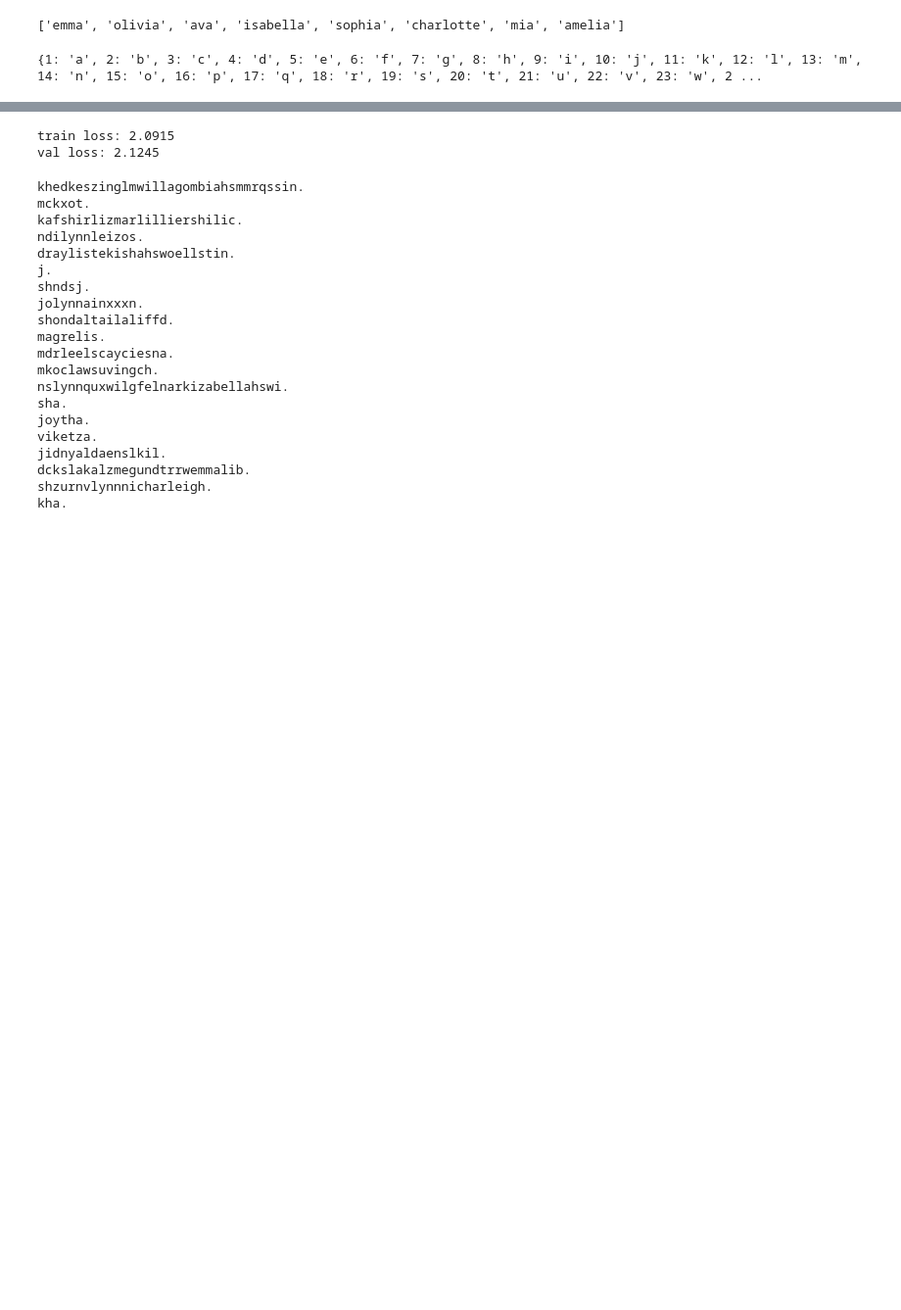
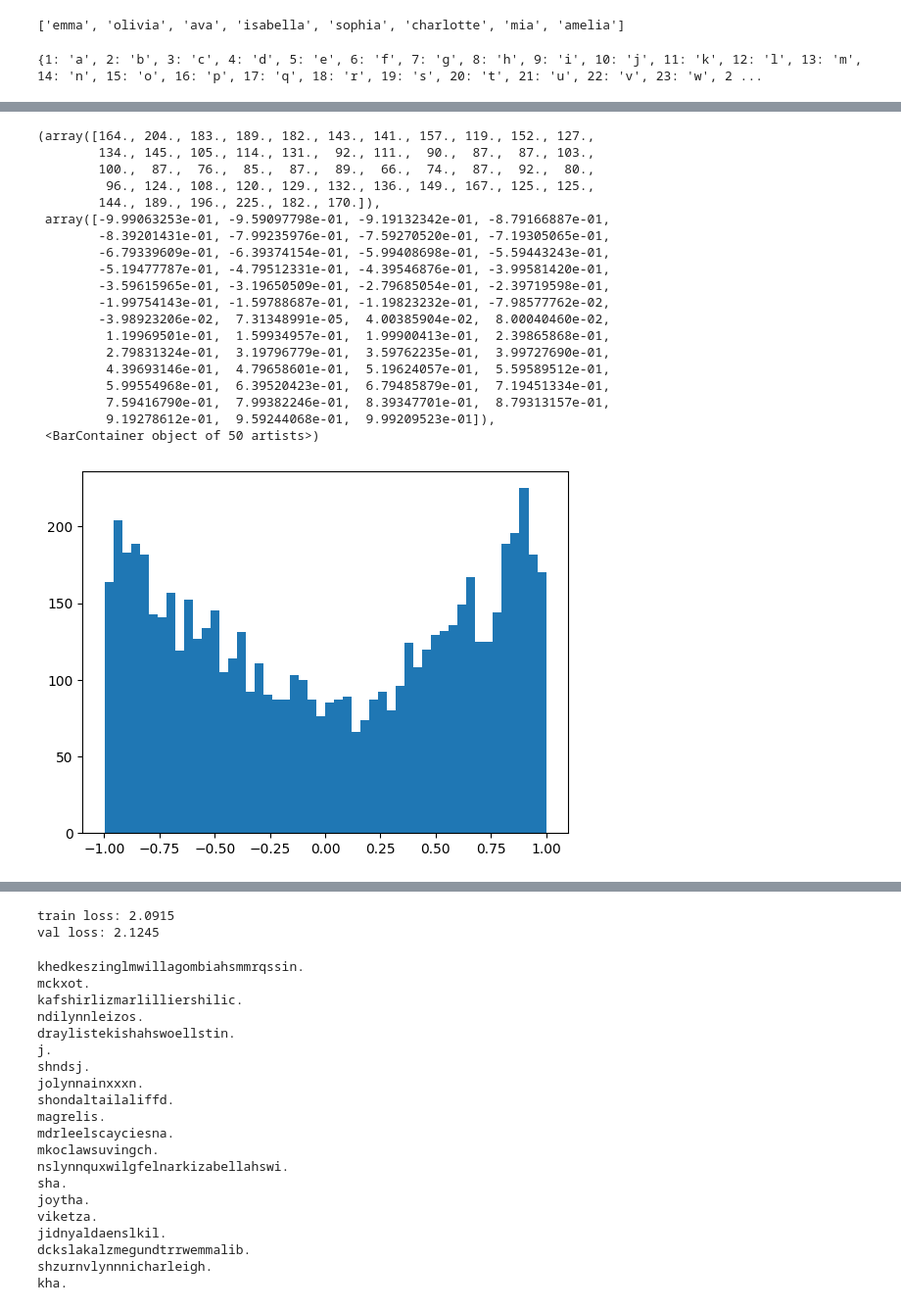
Before and after one commit to bharat5007/Makemore, a Jupyter notebook: mlp_optimization.ipynb, the cells around one changed output, grey strips where cells are left out. Shown at 98% size. Drawn from its saved outputs; the diff is of its cells as text; code cells hidden in the pictures; blank space fills up the shorter version.

```diff
--- a/mlp_optimization.ipynb
+++ b/mlp_optimization.ipynb
@@ -169,0 +198,41 @@ plt.plot(lossi)
+# %%
+batch_size = 32
+epochs = 20000
+lossi = []
+
+for epoch in range(epochs):
+
+    # minibatch construct
+    ix = torch.randint(0, Xtr.shape[0], (batch_size,), device=device)
+    Xb, Yb = Xtr[ix], Ytr[ix]
+
+    # Forward pass
+    emb = C[Xb]
+    formatted_input = emb.view(emb.shape[0], emb.shape[1]*emb.shape[2])
+    h1 = formatted_input @ w1 + b1
+    bnmeani = h1.mean(0, keepdim=True)
+    bnstdi = h1.std(0, keepdim=True)
+    h1 = bngain * (h1 - bnmeani) / (bnstdi + 1e-5) + bnbias  # LayerNorm
+    h1 = torch.tanh(h1)
+    h2 = h1 @ w2 + b2
+    h2 = torch.tanh(h2)
+    logits = h2 @ w3 + b3
+    loss = F.cross_entropy(logits, Yb)
+    lossi.append(loss.item())
+
+    with torch.no_grad():
+        bnmean_running = 0.9 * bnmean_running + 0.1 * bnmeani
+        bnstd_running = 0.9 * bnstd_running + 0.1 * bnstdi
+
+    # backward pass
+    for p in parameters:
+        p.grad = None
+    loss.backward()
+
+    lr = 0.1 if epoch < 10000 else 0.01
+
+    for p in parameters:
+        p.data += -lr * p.grad
+
+    if epoch % 1000 == 0:
+        print(f"Epoch {epoch}, Loss: {loss.item():.4f}")
@@ -169,0 +260,23 @@ plt.plot(lossi)
+# %%
+plt.hist(h1.view(-1).tolist(), 50)
+# %% [output]
+(array([164., 204., 183., 189., 182., 143., 141., 157., 119., 152., 127.,
+        134., 145., 105., 114., 131.,  92., 111.,  90.,  87.,  87., 103.,
+        100.,  87.,  76.,  85.,  87.,  89.,  66.,  74.,  87.,  92.,  80.,
+         96., 124., 108., 120., 129., 132., 136., 149., 167., 125., 125.,
+        144., 189., 196., 225., 182., 170.]),
+ array([-9.99063253e-01, -9.59097798e-01, -9.19132342e-01, -8.79166887e-01,
+        -8.39201431e-01, -7.99235976e-01, -7.59270520e-01, -7.19305065e-01,
+        -6.79339609e-01, -6.39374154e-01, -5.99408698e-01, -5.59443243e-01,
+        -5.19477787e-01, -4.79512331e-01, -4.39546876e-01, -3.99581420e-01,
+        -3.59615965e-01, -3.19650509e-01, -2.79685054e-01, -2.39719598e-01,
+        -1.99754143e-01, -1.59788687e-01, -1.19823232e-01, -7.98577762e-02,
+        -3.98923206e-02,  7.31348991e-05,  4.00385904e-02,  8.00040460e-02,
+         1.19969501e-01,  1.59934957e-01,  1.99900413e-01,  2.39865868e-01,
+         2.79831324e-01,  3.19796779e-01,  3.59762235e-01,  3.99727690e-01,
+         4.39693146e-01,  4.79658601e-01,  5.19624057e-01,  5.59589512e-01,
+         5.99554968e-01,  6.39520423e-01,  6.79485879e-01,  7.19451334e-01,
+         7.59416790e-01,  7.99382246e-01,  8.39347701e-01,  8.79313157e-01,
+         9.19278612e-01,  9.59244068e-01,  9.99209523e-01]),
+ <BarContainer object of 50 artists>)
+[figure, added]
```
Also changed, not shown: parts of 13 cells of this notebook, 1 other file.
